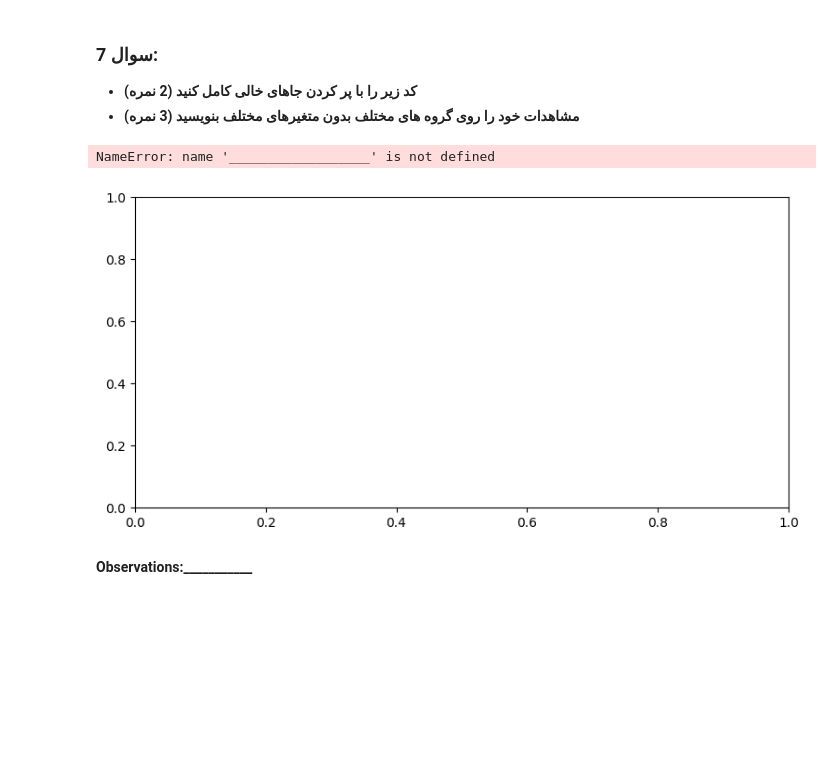
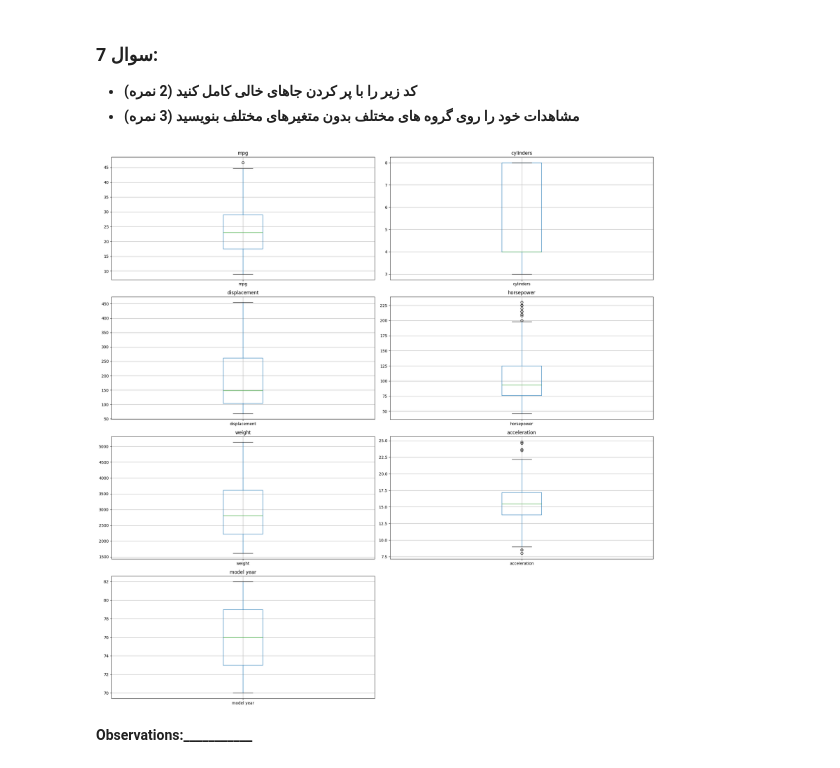
Before and after one commit to Jickab/auto-mpg, a Jupyter notebook: auto-mpg-translate.ipynb, the cells around one changed output. Drawn from its saved outputs; the diff is of its cells as text; code cells hidden in the pictures; blank space fills up the shorter version.

```diff
--- a/auto-mpg-translate.ipynb
+++ b/auto-mpg-translate.ipynb
@@ -228,10 +260,11 @@ data_scaled.head()
 n = data_scaled.shape[1]
 
 # یافتن اجزای اصلی برای داده ها
-pca = _____________  # الگوریتم تجزیه و تحلیل مؤلفه های اصلی را با random_state = 1 اعمال کنید
+pca = PCA(random_state=1) # الگوریتم تجزیه و تحلیل مؤلفه های اصلی را با random_state = 1 اعمال کنید
 
-data_pca1 = pd.DataFrame(__________)   # تابع تجزیه و تحلیل مؤلفه های اصلی را بر روی داده های مقیاس بندی شده جاسازی و تبدیل کنید
+data_pca1 = pd.DataFrame(pca.fit_transform(data_scaled))    # تابع تجزیه و تحلیل مؤلفه های اصلی را بر روی داده های مقیاس بندی شده جاسازی و تبدیل کنید
 
 # درصد واریانس توضیح داده شده توسط هر جزء اصلی
 exp_var = pca.explained_variance_ratio_
+print(exp_var)
 # %% [output]
@@ -332,6 +379,6 @@ NameError: name '_____' is not defined
 - **تعبیه t-SNE را با 2 مؤلفه برای DataFrame 'data_scaled' اعمال کنید (از حالت_تصادفی = 1 استفاده کنید) (3 نمره)**
 - **نایج خود را یادداشت کنید (2 نمره)**
 # %%
-tsne = ____________           # الگوریتم t-SNE را با حالت_تصادفی = 1 اعمال کنید
+tsne = TSNE(random_state=1)           # الگوریتم t-SNE را با حالت_تصادفی = 1 اعمال کنید
 
-data_tsne = ______________    # برازش و تبدیل تابع t-SNE بر روی داده های مقیاس شده
+data_tsne = tsne.fit_transform(data_scaled)    # برازش و تبدیل تابع t-SNE بر روی داده های مقیاس شده
@@ -399,23 +444,22 @@ data['groups'] = data_tsne['groups']
 # %%
 all_col = data.columns.tolist()
 
 plt.figure(figsize = (20, 20))
 
 for i, variable in enumerate(all_col):
     if i == 7:
         break
 
     plt.subplot(4, 2, i + 1)
 
-    __________________      # Create the boxplot with groups on the x-axis and variable on the y-axis (use the DataFrame 'data')
+    data.boxplot(column=variable)      # Create the boxplot with groups on the x-axis and variable on the y-axis (use the DataFrame 'data')
 
     plt.tight_layout()
 
     plt.title(variable)
 
 plt.show()
 # %% [output]
-NameError: name '__________________' is not defined
-[figure, old version]
+[figure, new version]
 # %% [markdown]
 **Observations:___________**
```
Also changed, not shown: parts of 22 cells of this notebook.
